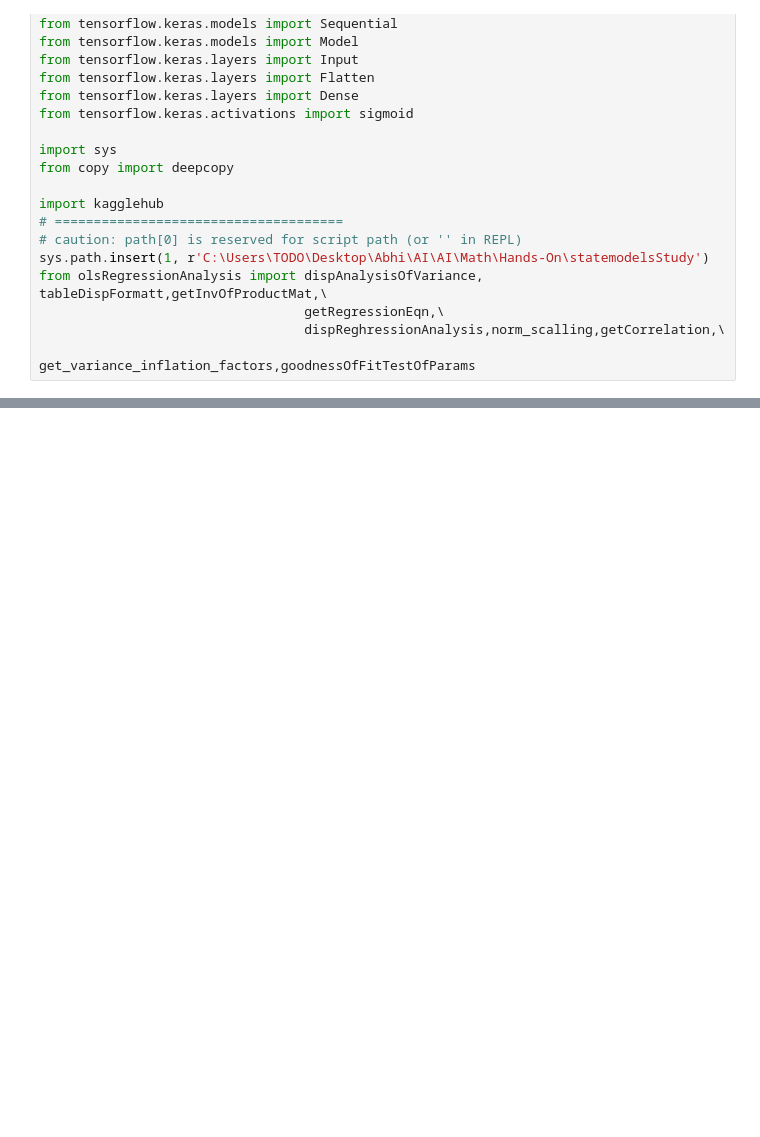
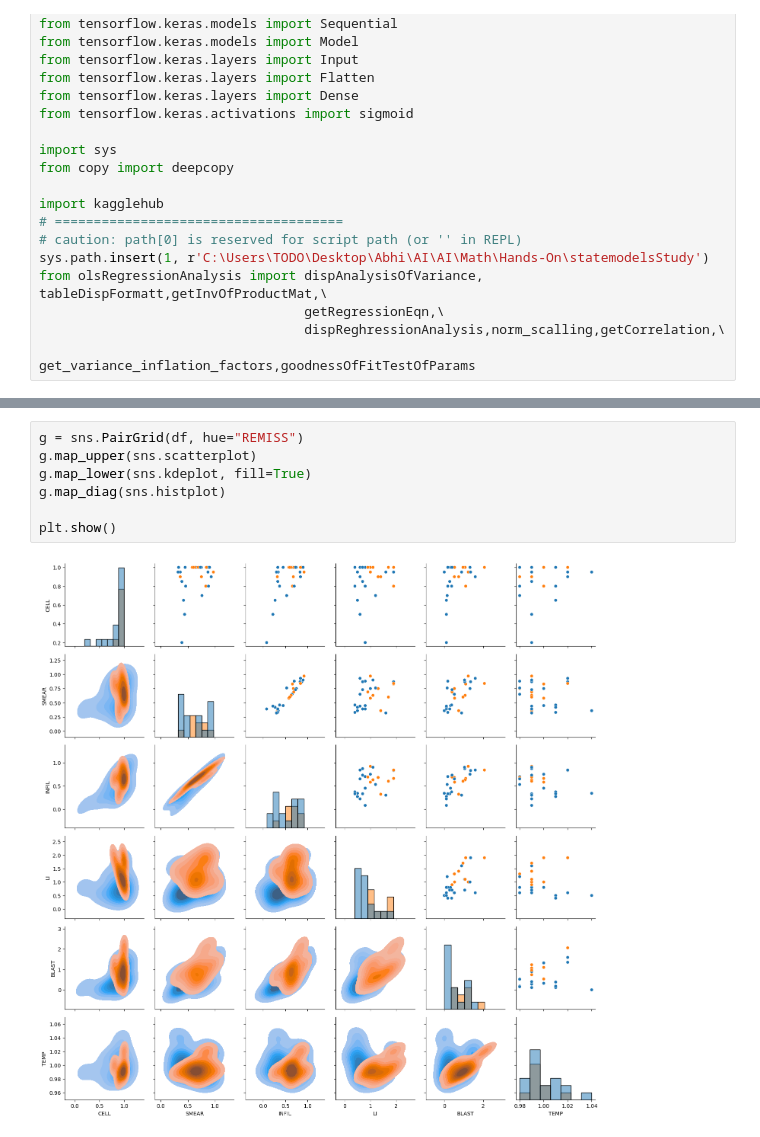
Before and after one commit to LKOBUI/stat_analysis, a Jupyter notebook: ML_Project/ProjectBasedOnClssifications/leukemia_remission/leukemia_remission.ipynb, the cells around one changed output, grey strips where cells are left out. Cells and saved outputs as stored; diff of their text form; blank space fills up the shorter version.

```diff
--- a/ML_Project/ProjectBasedOnClssifications/leukemia_remission/leukemia_remission.ipynb
+++ b/ML_Project/ProjectBasedOnClssifications/leukemia_remission/leukemia_remission.ipynb
@@ -194,0 +244,9 @@ shape X: (27, 7), Shape y: (27,)
+# %%
+g = sns.PairGrid(df, hue="REMISS")
+g.map_upper(sns.scatterplot)
+g.map_lower(sns.kdeplot, fill=True)
+g.map_diag(sns.histplot)
+
+plt.show()
+# %% [output]
+[figure, added]
```
Also changed, not shown: parts of 109 cells of this notebook, 2 other files.
